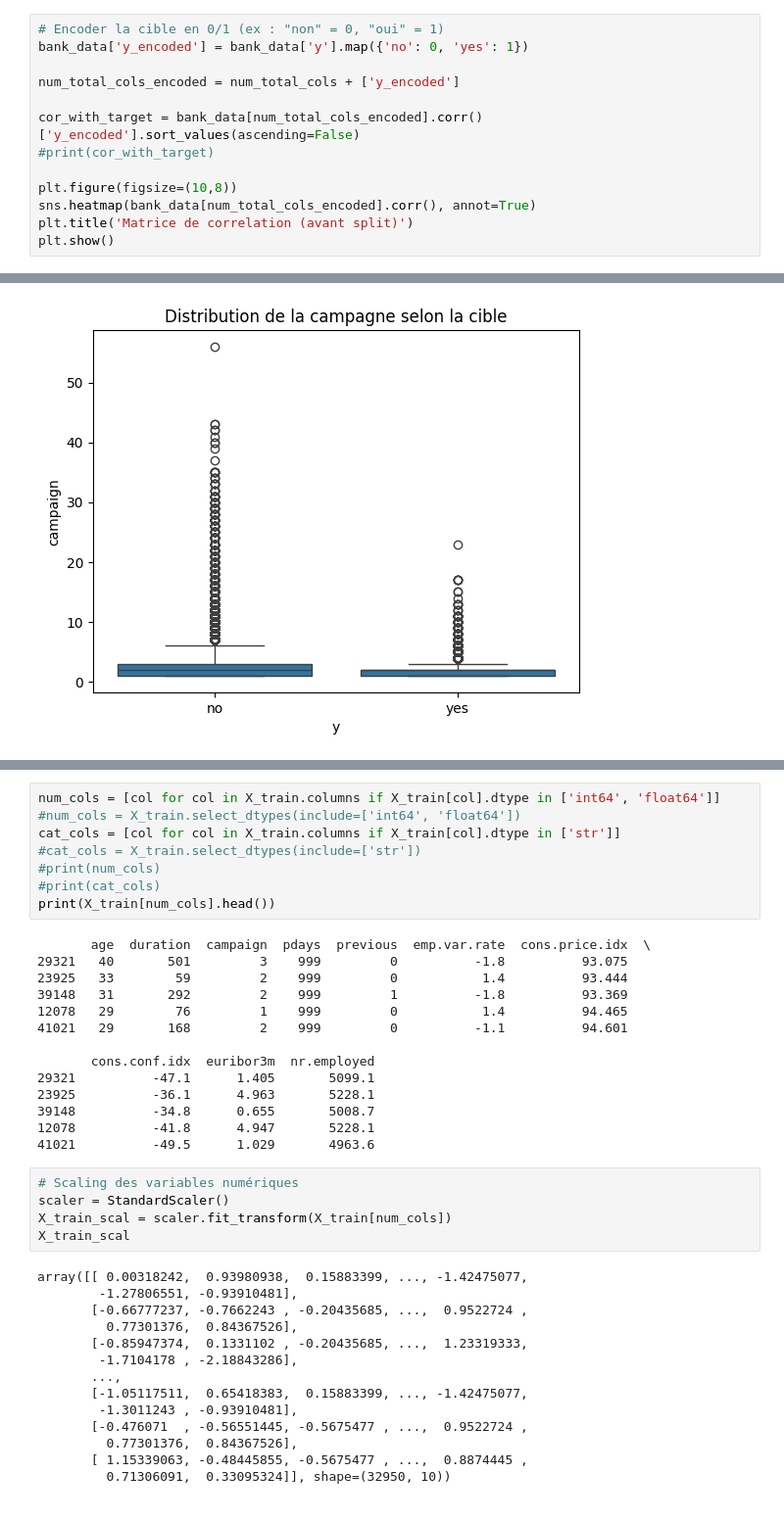
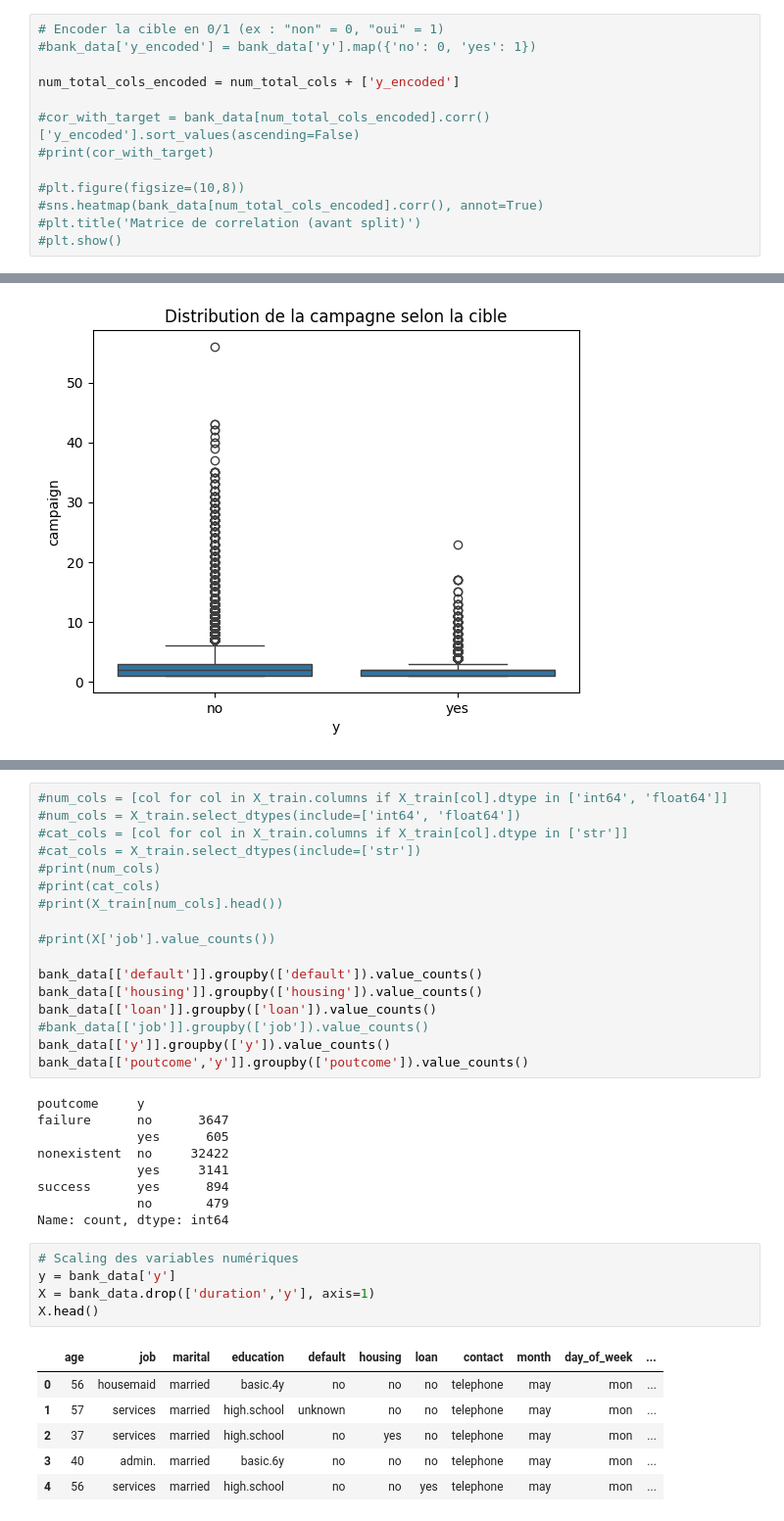
Before and after one commit to djamaliAliBahaBakar/bank-marketing, a Jupyter notebook: processing.ipynb, the cells around one changed output, grey strips where cells are left out. Shown at 98% size. Drawn from its saved outputs; the diff is of its cells as text.

```diff
--- a/processing.ipynb
+++ b/processing.ipynb
@@ -81,14 +101,14 @@ plt.show()
 [figure]
 # %%
 # Encoder la cible en 0/1 (ex : "non" = 0, "oui" = 1)
-bank_data['y_encoded'] = bank_data['y'].map({'no': 0, 'yes': 1})
+#bank_data['y_encoded'] = bank_data['y'].map({'no': 0, 'yes': 1})
 
 num_total_cols_encoded = num_total_cols + ['y_encoded']
 
-cor_with_target = bank_data[num_total_cols_encoded].corr()['y_encoded'].sort_values(ascending=False)
+#cor_with_target = bank_data[num_total_cols_encoded].corr()['y_encoded'].sort_values(ascending=False)
 #print(cor_with_target)
 
-plt.figure(figsize=(10,8))
-sns.heatmap(bank_data[num_total_cols_encoded].corr(), annot=True)
-plt.title('Matrice de correlation (avant split)')
-plt.show()
+#plt.figure(figsize=(10,8))
+#sns.heatmap(bank_data[num_total_cols_encoded].corr(), annot=True)
+#plt.title('Matrice de correlation (avant split)')
+#plt.show()
@@ -116,42 +150,39 @@ X_train, X_valid, y_train, y_valid = train_test_split(X, y, train_size=0.8, rand
 # %%
-num_cols = [col for col in X_train.columns if X_train[col].dtype in ['int64', 'float64']]
+#num_cols = [col for col in X_train.columns if X_train[col].dtype in ['int64', 'float64']]
 #num_cols = X_train.select_dtypes(include=['int64', 'float64'])
-cat_cols = [col for col in X_train.columns if X_train[col].dtype in ['str']]
+#cat_cols = [col for col in X_train.columns if X_train[col].dtype in ['str']]
 #cat_cols = X_train.select_dtypes(include=['str'])
 #print(num_cols)
 #print(cat_cols)
-print(X_train[num_cols].head())
+#print(X_train[num_cols].head())
+
+#print(X['job'].value_counts())
+
+bank_data[['default']].groupby(['default']).value_counts()
+bank_data[['housing']].groupby(['housing']).value_counts()
+bank_data[['loan']].groupby(['loan']).value_counts()
+#bank_data[['job']].groupby(['job']).value_counts()
+bank_data[['y']].groupby(['y']).value_counts()
+bank_data[['poutcome','y']].groupby(['poutcome']).value_counts()
 # %% [output]
-       age  duration  campaign  pdays  previous  emp.var.rate  cons.price.idx  \
-29321   40       501         3    999         0          -1.8          93.075
-23925   33        59         2    999         0           1.4          93.444
-39148   31       292         2    999         1          -1.8          93.369
-12078   29        76         1    999         0           1.4          94.465
-41021   29       168         2    999         0          -1.1          94.601
-
-       cons.conf.idx  euribor3m  nr.employed
-29321          -47.1      1.405       5099.1
-23925          -36.1      4.963       5228.1
-39148          -34.8      0.655       5008.7
-12078          -41.8      4.947       5228.1
-41021          -49.5      1.029       4963.6
+poutcome     y
+failure      no      3647
+             yes      605
+nonexistent  no     32422
+             yes     3141
+success      yes      894
+             no       479
+Name: count, dtype: int64
 # %%
 # Scaling des variables numériques
-scaler = StandardScaler()
-X_train_scal = scaler.fit_transform(X_train[num_cols])
-X_train_scal
+y = bank_data['y']
+X = bank_data.drop(['duration','y'], axis=1)
+X.head()
 # %% [output]
-array([[ 0.00318242,  0.93980938,  0.15883399, ..., -1.42475077,
-        -1.27806551, -0.93910481],
-       [-0.66777237, -0.7662243 , -0.20435685, ...,  0.9522724 ,
-         0.77301376,  0.84367526],
-       [-0.85947374,  0.1331102 , -0.20435685, ...,  1.23319333,
-        -1.7104178 , -2.18843286],
-       ...,
-       [-1.05117511,  0.65418383,  0.15883399, ..., -1.42475077,
-        -1.3011243 , -0.93910481],
-       [-0.476071  , -0.56551445, -0.5675477 , ...,  0.9522724 ,
-         0.77301376,  0.84367526],
-       [ 1.15339063, -0.48445855, -0.5675477 , ...,  0.8874445 ,
-         0.71306091,  0.33095324]], shape=(32950, 10))
+|  | age | job | marital | education | default | housing | loan | contact | month | day_of_week | ... |
+| 0 | 56 | housemaid | married | basic.4y | no | no | no | telephone | may | mon | ... |
+| 1 | 57 | services | married | high.school | unknown | no | no | telephone | may | mon | ... |
+| 2 | 37 | services | married | high.school | no | yes | no | telephone | may | mon | ... |
+| 3 | 40 | admin. | married | basic.6y | no | no | no | telephone | may | mon | ... |
+| 4 | 56 | services | married | high.school | no | no | yes | telephone | may | mon | ... |
 # %% [markdown]
```
Also changed, not shown: parts of 11 cells of this notebook.
